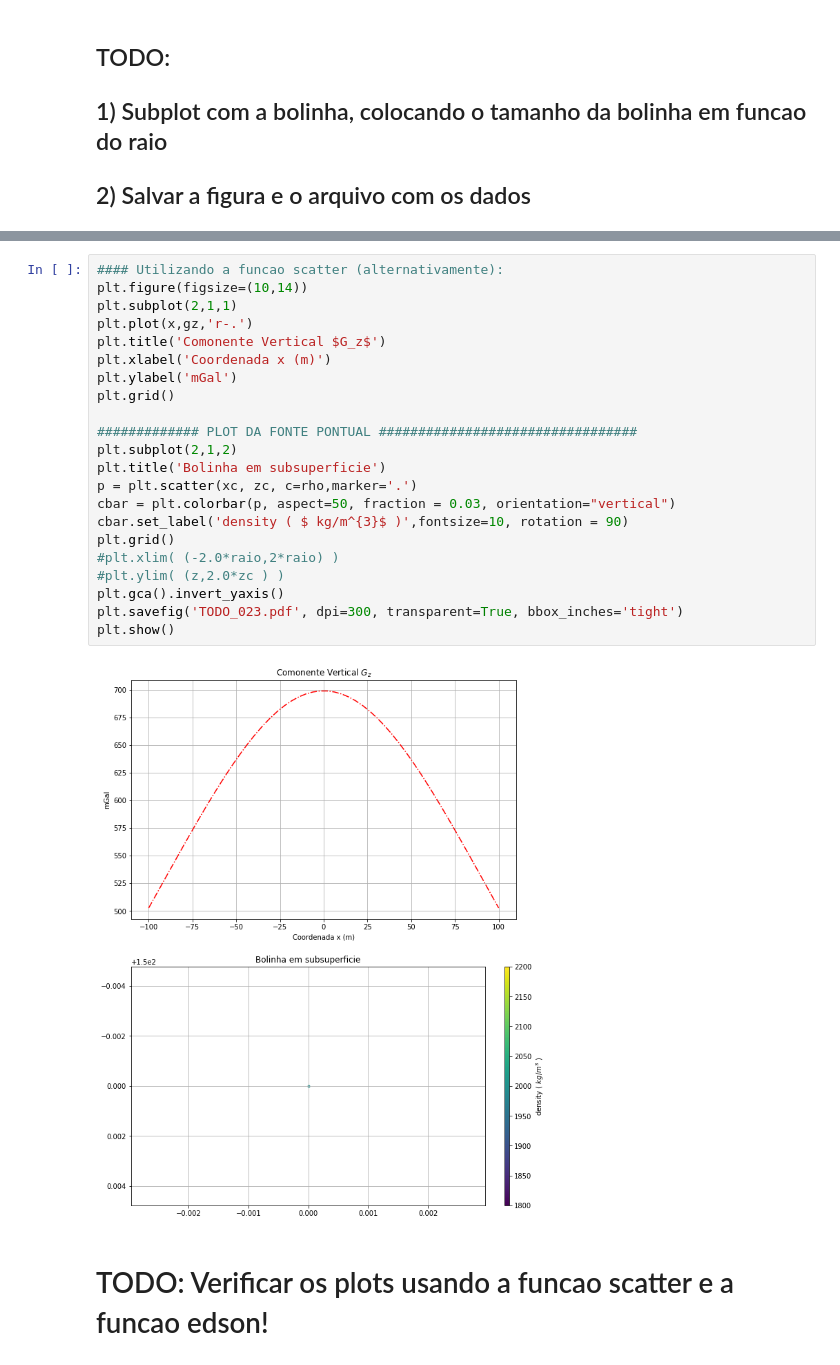
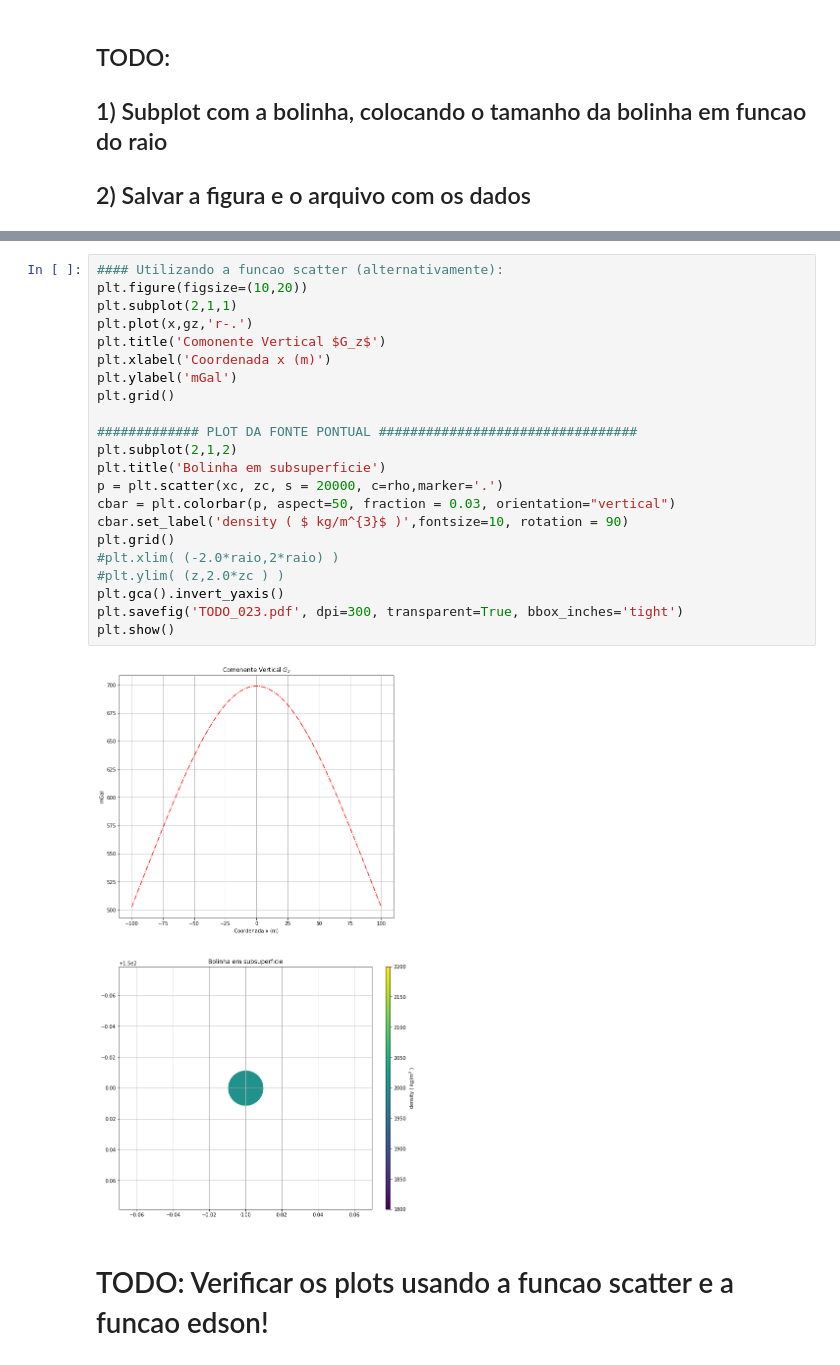
Before and after one commit to EdsonAlonso/EstagioCurricular, a Jupyter notebook: test_sphere.ipynb, the cells around one changed output, grey strips where cells are left out. Saved outputs shown, nothing was run; the diff lists cells and outputs as text.

```diff
--- a/test_sphere.ipynb
+++ b/test_sphere.ipynb
@@ -125,26 +122,26 @@ NameError: name 'X' is not defined
 # %%
 #### Utilizando a funcao scatter (alternativamente):
-plt.figure(figsize=(10,14))
+plt.figure(figsize=(10,20))
 plt.subplot(2,1,1)
 plt.plot(x,gz,'r-.')
 plt.title('Comonente Vertical $G_z$')
 plt.xlabel('Coordenada x (m)')
 plt.ylabel('mGal')
 plt.grid()
 
 ############# PLOT DA FONTE PONTUAL #################################
 plt.subplot(2,1,2)
 plt.title('Bolinha em subsuperficie')
-p = plt.scatter(xc, zc, c=rho,marker='.')
+p = plt.scatter(xc, zc, s = 20000, c=rho,marker='.')
 cbar = plt.colorbar(p, aspect=50, fraction = 0.03, orientation="vertical")
 cbar.set_label('density ( $ kg/m^{3}$ )',fontsize=10, rotation = 90)
 plt.grid()
 #plt.xlim( (-2.0*raio,2*raio) )
 #plt.ylim( (z,2.0*zc ) )
 plt.gca().invert_yaxis()
 plt.savefig('TODO_023.pdf', dpi=300, transparent=True, bbox_inches='tight')
 plt.show()
 # %% [output]
-[figure, old version]
+[figure, new version]
 # %% [markdown]
 # TODO: Verificar os plots usando a funcao scatter e a funcao edson!
```
Also changed, not shown: parts of 3 cells of this notebook.
